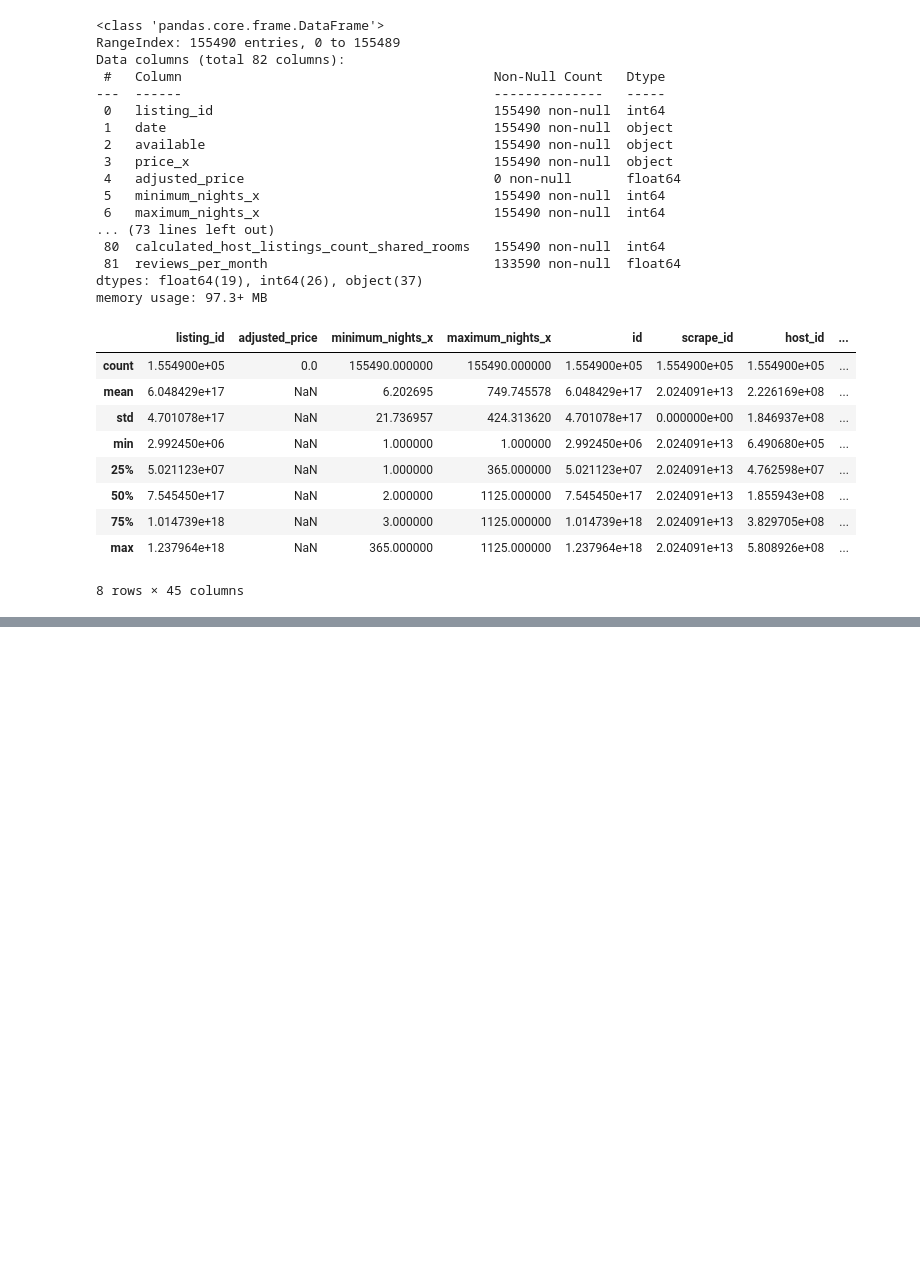
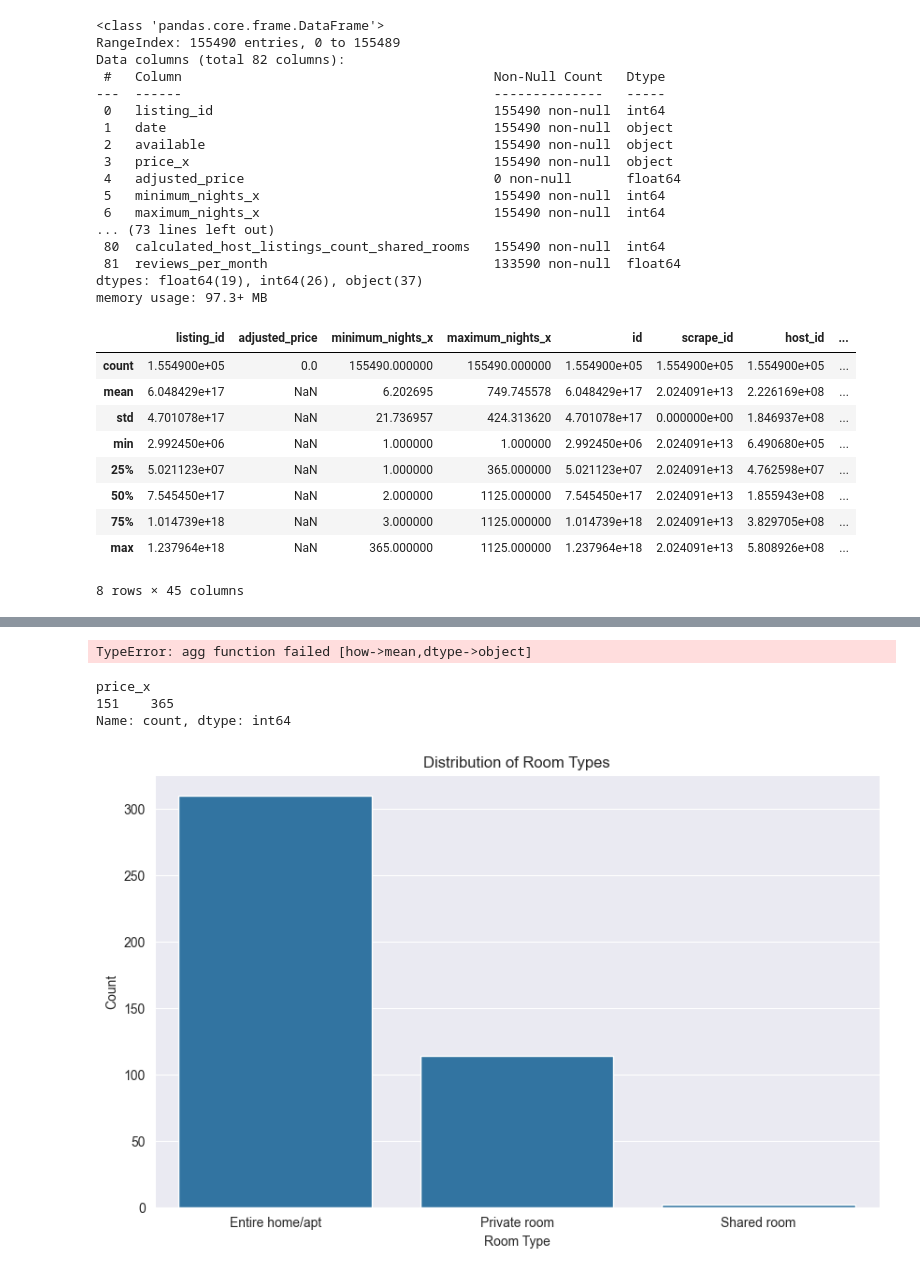
Before and after one commit to mertgenc0/mydsprojects, a Jupyter notebook: AirbnbNewyork/airbnb.ipynb, the cells around one changed output, grey strips where cells are left out. Saved outputs shown, nothing was run; the diff lists cells and outputs as text; code cells hidden in the pictures; blank space fills up the shorter version.

```diff
--- a/AirbnbNewyork/airbnb.ipynb
+++ b/AirbnbNewyork/airbnb.ipynb
@@ -87,0 +153,31 @@ mergedata.describe()
+# %%
+mergedata['date'] = pd.to_datetime(mergedata['date'])
+avg_price = mergedata.groupby(['date','room_type'])['price_y'].mean().reset_index()
+
+plt.figure(figsize=(14, 7))
+sns.lineplot(data=avg_price, x='date', y='price_x', hue='room_type')
+plt.title('Average Daily Price by Listing Type Over Time')
+plt.xlabel('Date')
+plt.ylabel('Average Price')
+plt.xticks(rotation=45)
+plt.legend(title='Listing Type')
+plt.show()
+# %% [output]
+TypeError: agg function failed [how->mean,dtype->object]
+# %%
+unique_prices_per_day = mergedata.groupby('date')['price_x'].nunique()
+print(unique_prices_per_day.value_counts())
+# %% [output]
+price_x
+151    365
+Name: count, dtype: int64
+# %%
+# Distribution of room types
+plt.figure(figsize=(10, 6))
+sns.countplot(data=lisdata, x='room_type', order=lisdata['room_type'].value_counts().index)
+plt.title('Distribution of Room Types')
+plt.xlabel('Room Type')
+plt.ylabel('Count')
+plt.show()
+# %% [output]
+[figure, added]
```
Also changed, not shown: parts of 6 cells of this notebook.
